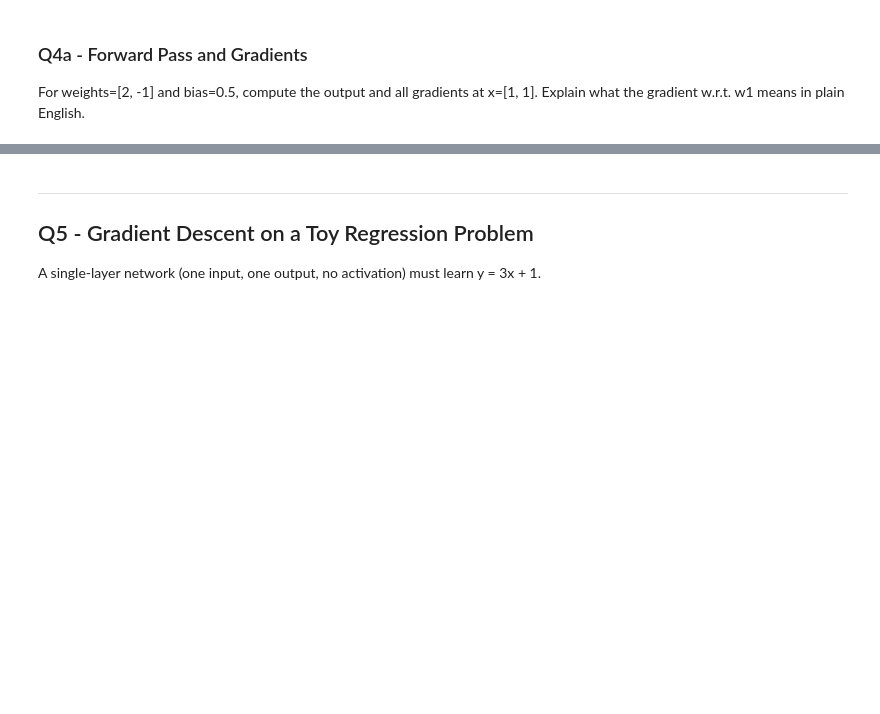
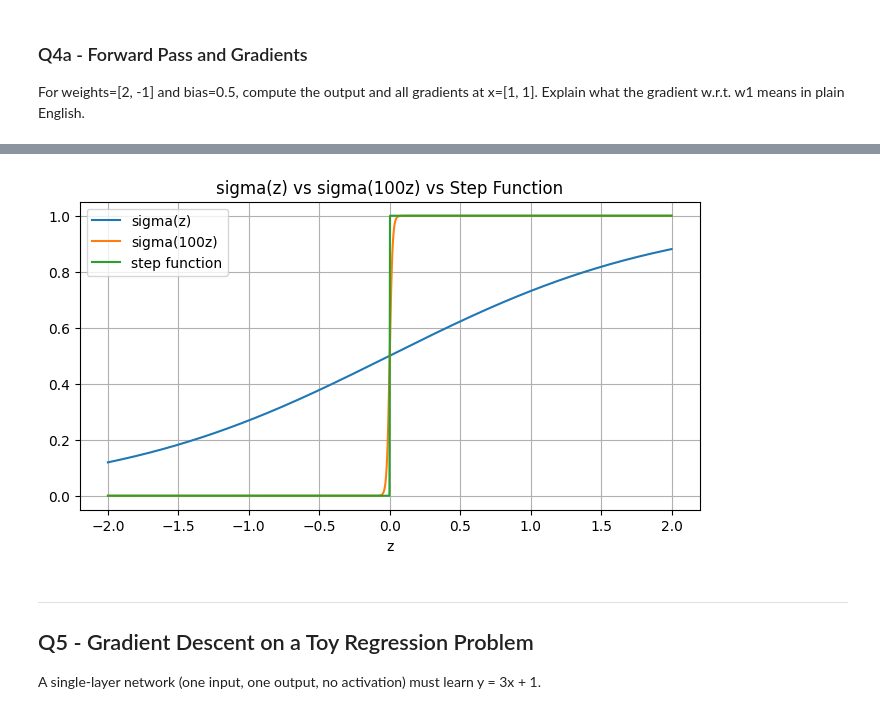
Before and after one commit to Stamatics-NumberstoNeurons/assignment2-aryakishor-a, a Jupyter notebook: Assignment_2_N2N.ipynb, the cells around one changed output, grey strips where cells are left out. Cells and saved outputs as stored; diff of their text form; code cells hidden in the pictures; blank space fills up the shorter version.

```diff
--- a/Assignment_2_N2N.ipynb
+++ b/Assignment_2_N2N.ipynb
@@ -194,15 +297,23 @@ Plot sigma(100z) vs sigma(z) vs the step function. Is the claim correct? Under w
 # %%
 z = np.linspace(-2, 2, 1000)
 
 # TODO: compute sigma(z), sigma(100*z), step function
+sigma = 1 / (1 + np.exp(-z))
+sigma_100 = 1 / (1 + np.exp(-100 * z))
+step = (z >= 0).astype(int)
 
 plt.figure(figsize=(8, 4))
 # TODO: plot all three
+plt.plot(z, sigma, label='sigma(z)')
+plt.plot(z, sigma_100, label='sigma(100z)')
+plt.plot(z, step, label='step function')
 plt.title('sigma(z) vs sigma(100z) vs Step Function')
 plt.xlabel('z')
 plt.legend()
 plt.grid(True)
 plt.show()
+# %% [output]
+[figure, added]
 # %% [markdown]
 ---
 ## Q5 - Gradient Descent on a Toy Regression Problem
```
Also changed, not shown: parts of 36 cells of this notebook.
